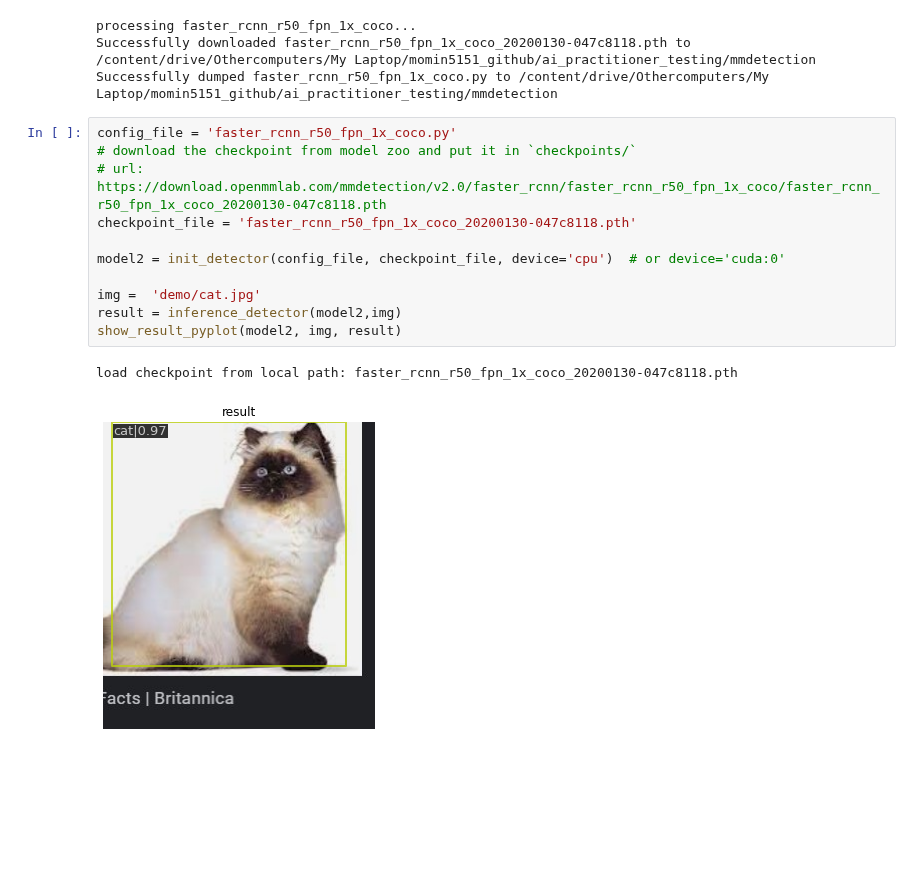
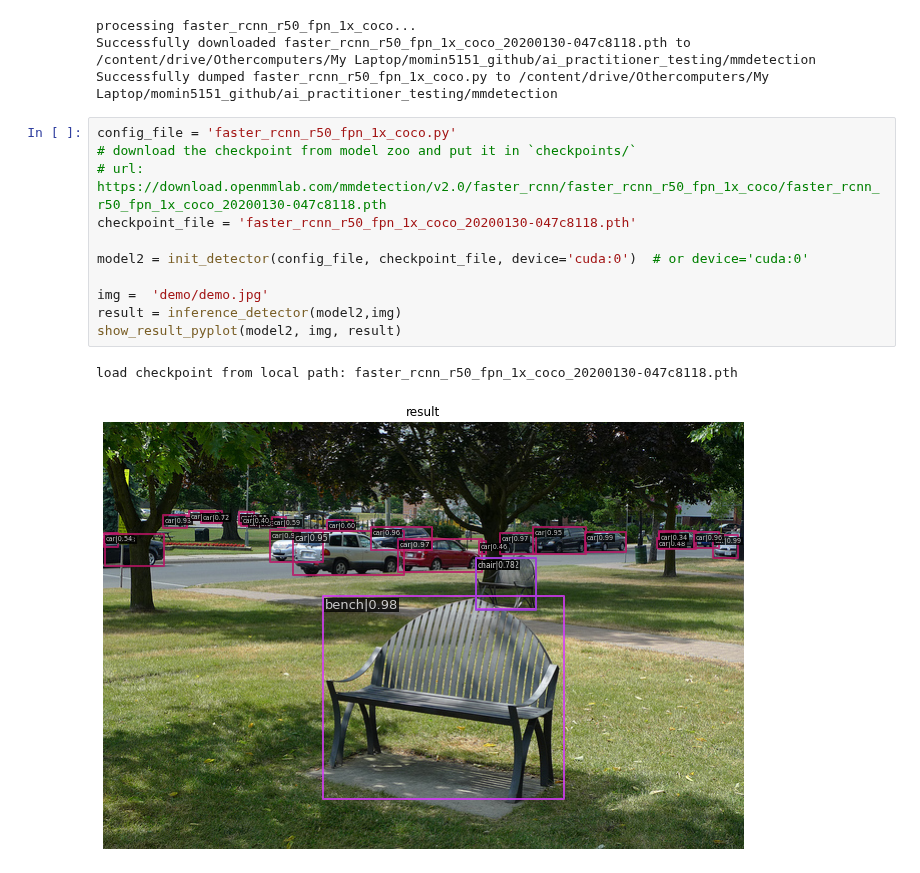
Before and after one commit to momin5151/ai_practitioner_testing, a Jupyter notebook: openmmlab_testing.ipynb, the cells around one changed output. Drawn from its saved outputs; the diff is of its cells as text; blank space fills up the shorter version.

```diff
--- a/openmmlab_testing.ipynb
+++ b/openmmlab_testing.ipynb
@@ -89,14 +89,14 @@ Successfully dumped faster_rcnn_r50_fpn_1x_coco.py to /content/drive/Othercomput
 # %%
 config_file = 'faster_rcnn_r50_fpn_1x_coco.py'
 # download the checkpoint from model zoo and put it in `checkpoints/`
 # url: https://download.openmmlab.com/mmdetection/v2.0/faster_rcnn/faster_rcnn_r50_fpn_1x_coco/faster_rcnn_r50_fpn_1x_coco_20200130-047c8118.pth
 checkpoint_file = 'faster_rcnn_r50_fpn_1x_coco_20200130-047c8118.pth'
 
-model2 = init_detector(config_file, checkpoint_file, device='cpu')  # or device='cuda:0'
+model2 = init_detector(config_file, checkpoint_file, device='cuda:0')  # or device='cuda:0'
 
-img =  'demo/cat.jpg'
+img =  'demo/demo.jpg'
 result = inference_detector(model2,img)
 show_result_pyplot(model2, img, result)
 # %% [output]
 load checkpoint from local path: faster_rcnn_r50_fpn_1x_coco_20200130-047c8118.pth
-[figure, old version]
+[figure, new version]
```
